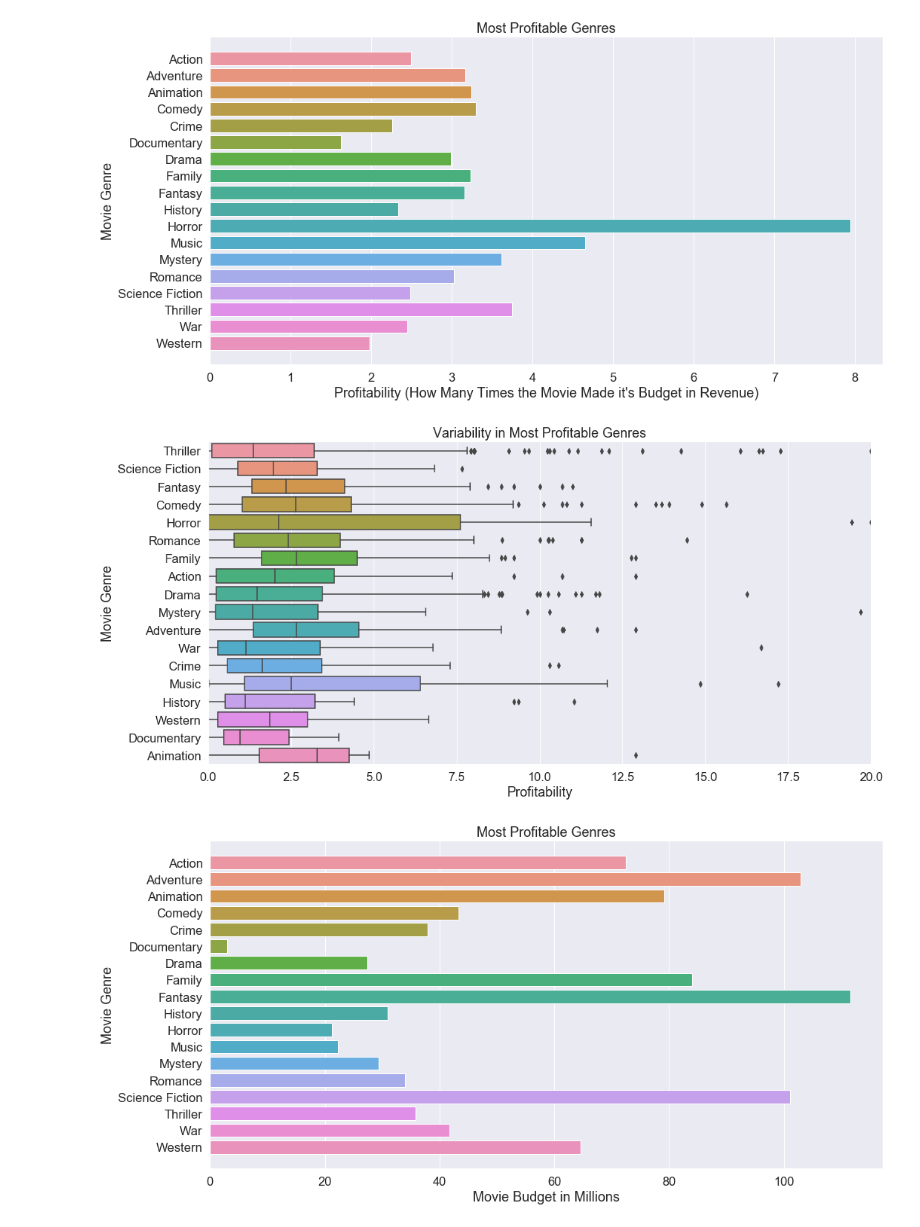
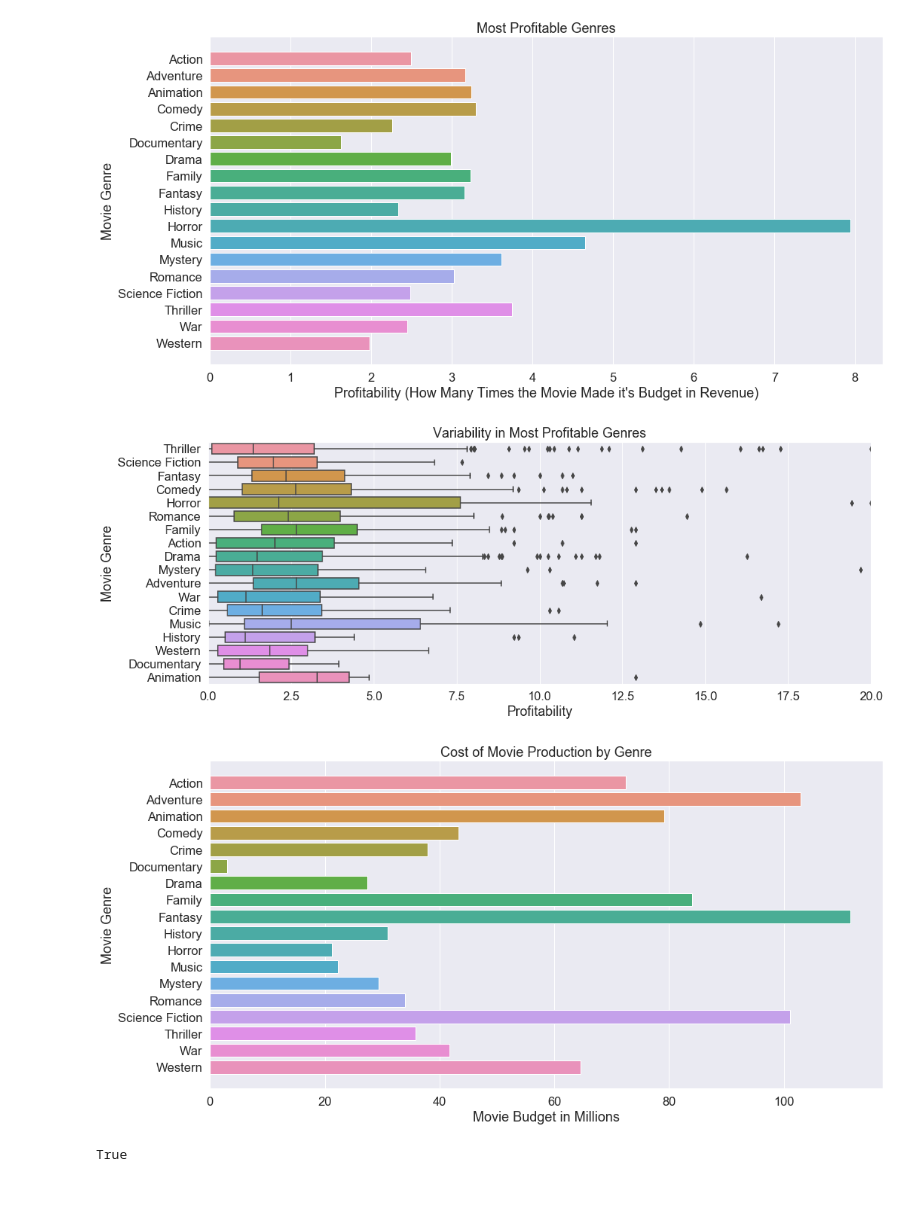
Before and after one commit to kathrinv/minorities-in-movies, a Jupyter notebook: minorities-in-movies-visualizations.ipynb, the cells around one changed output. Saved outputs shown, nothing was run; the diff lists cells and outputs as text; code cells hidden in the pictures; blank space fills up the shorter version.

```diff
--- a/minorities-in-movies-visualizations.ipynb
+++ b/minorities-in-movies-visualizations.ipynb
@@ -619,11 +633,11 @@ revised_df['revm'] = revised_df['revenue'].map(lambda x :x/1000000)
 # %%
-revised_df['budgetm'] = revised_df['budget'].map(lambda x :x/1000000)
+revised_df['budget_millions'] = revised_df['budget'].map(lambda x :round(x/1000000,0))
 # %%
 revised_df['year'] = revised_df['release_date'].map(lambda x : x.year)
 # %%
-revised_df = revised_df[revised_df.budgetm >= 1]
+revised_df = revised_df[revised_df.budget_millions >= 1]
-# %%
-revised_df['rev_over_bud'] = revised_df['revm']/revised_df['budgetm']
+# %%
+revised_df['profitability'] = round(revised_df['revenue_millions']/revised_df['budget_millions'],0)
 # %%
 revised_df = revised_df[revised_df.language == 'en']
 # %%
@@ -669,21 +684,40 @@ plt.plot();
 [figure]
 # %%
 sns.set(font_scale=1.5)
-plt.figure(figsize=(16, 8))
+plt.figure(figsize=(16, 6))
 ax = sns.boxplot(y='genre', x='rev_over_bud', data=revised_df)
 ax.set(xlabel='Profitability', ylabel='Movie Genre')
 ax.set(xlim=(0, 20))
 plt.title('Variability in Most Profitable Genres')
 plt.plot();
 # %% [output]
-[figure, old version]
+[figure, new version]
 # %%
 sns.set(font_scale=1.5)
 plt.figure(figsize=(16, 8))
 ax = sns.barplot(y='genre', x='budgetm', data=mean_by_genre)
 ax.set(xlabel='Movie Budget in Millions', ylabel='Movie Genre')
-plt.title('Most Profitable Genres')
+plt.title('Cost of Movie Production by Genre')
 # plt.legend()
 plt.plot();
 # %% [output]
-[figure, old version]
+[figure, new version]
+# %%
+cnx = mysql.connector.connect(
+host = config.host,
+user = config.user,
+password = config.password,
+database = config.database)
+c = cnx.cursor()
+c.execute("""SELECT actor, ethnicity, c.* FROM movie_actors JOIN (SELECT b.*, genre.genre FROM genre JOIN
+(SELECT id, name, budget, revenue, release_date,
+revenue / budget as profitability FROM details WHERE
+revenue / budget >1 AND budget > 1000000 ORDER BY revenue / budget DESC) AS b
+WHERE b.id = genre.id) c ON movie_actors.id = c.id;""")
+df = pd.DataFrame(c.fetchall())
+df.head()
+df.columns = [x[0] for x in c.description]
+cnx.commit()
+c.close()
+# %% [output]
+True
```
Also changed, not shown: parts of 26 cells of this notebook.
